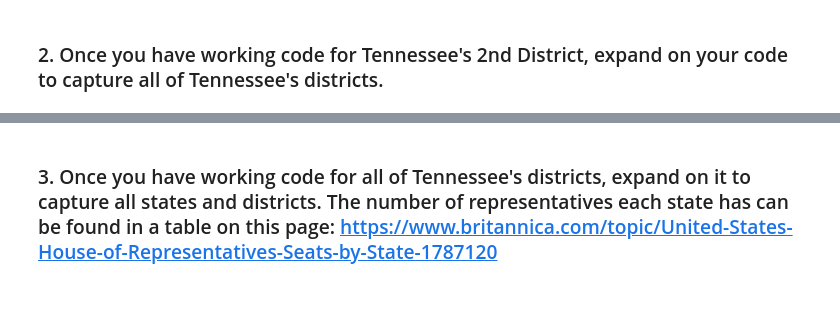
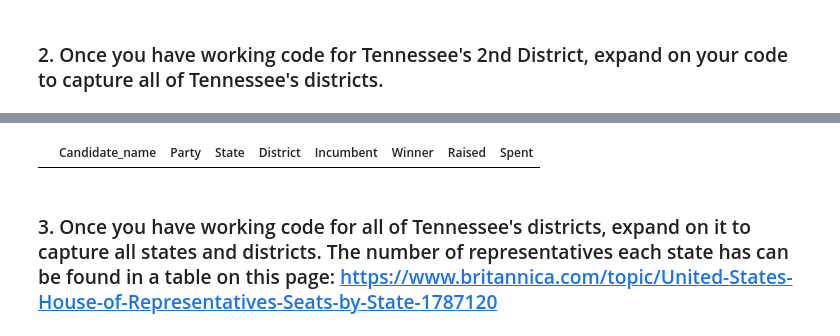
Before and after one commit to nss-data-science-cohort-5/webscraping_open_secrets-silver-ish-sharks, a Jupyter notebook: notebooks/Webscraping_Open_Secrets_RK_Step_1.ipynb, the cells around one changed output, grey strips where cells are left out. Drawn from its saved outputs; the diff is of its cells as text; code cells hidden in the pictures; blank space fills up the shorter version.

```diff
--- a/notebooks/Webscraping_Open_Secrets_RK_Step_1.ipynb
+++ b/notebooks/Webscraping_Open_Secrets_RK_Step_1.ipynb
@@ -181,2 +385,15 @@ D2_incumb_soup = BS(D2_incumb_resp.text)
+# %%
+# CONRAD THEN HAS THE FOLLOWING: -- NO RESULTS?
+election_results = pd.DataFrame(columns=['Candidate_name',
+                                         'Party',
+                                         'State',
+                                         'District',
+                                         'Incumbent',
+                                         'Winner',
+                                         'Raised',
+                                         'Spent'])
+election_results
+# %% [output]
+|  | Candidate_name | Party | State | District | Incumbent | Winner | Raised | Spent |
 # %% [markdown]
 ### 3. Once you have working code for all of Tennessee's districts, expand on it to capture all states and districts. The number of representatives each state has can be found in a table on this page: https://www.britannica.com/topic/United-States-House-of-Representatives-Seats-by-State-1787120
```
Also changed, not shown: parts of 27 cells of this notebook.
